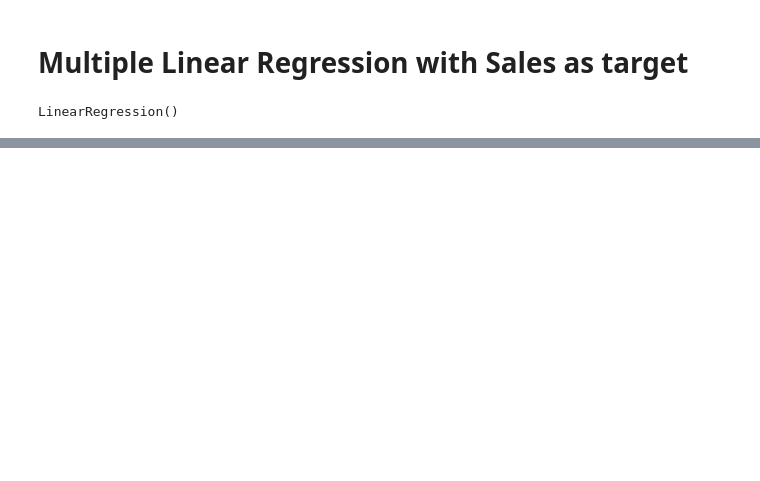
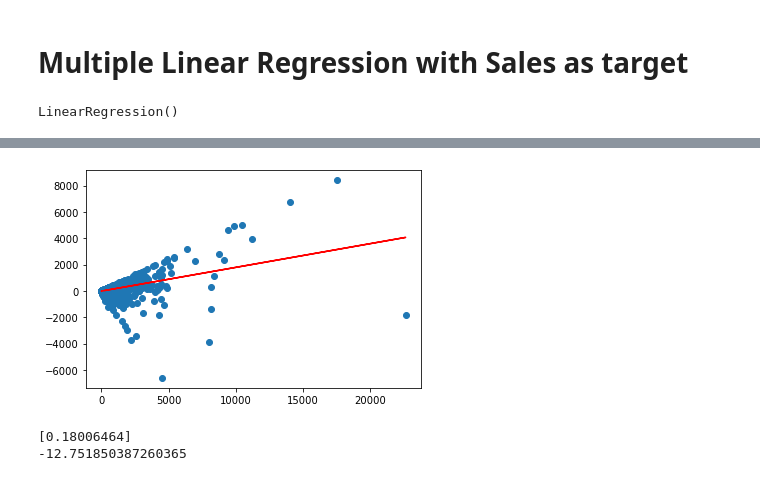
Before and after one commit to rubadhanaraj/Final_project, a Jupyter notebook: Multiple_Linear_regression.ipynb, the cells around one changed output, grey strips where cells are left out. Saved outputs shown, nothing was run; the diff lists cells and outputs as text; code cells hidden in the pictures; blank space fills up the shorter version.

```diff
--- a/Multiple_Linear_regression.ipynb
+++ b/Multiple_Linear_regression.ipynb
@@ -158,0 +189,2 @@ np.sqrt(mean_squared_error(y_test,y_prediction))
+# %%
+y = df.Profit
@@ -158,0 +198,3 @@ np.sqrt(mean_squared_error(y_test,y_prediction))
+# %%
+# Create a model with scikit-learn
+model = LinearRegression()
@@ -158,0 +213,14 @@ np.sqrt(mean_squared_error(y_test,y_prediction))
+# %%
+plt.scatter(X, y)
+plt.plot(X, y_pred, color='red')
+plt.show()
+# %% [output]
+[figure, added]
+# %%
+# The slope
+# The y-intercept
+print(model.coef_)
+print(model.intercept_)
+# %% [output]
+[0.18006464]
+-12.751850387260365
```
Also changed, not shown: parts of 29 cells of this notebook.
